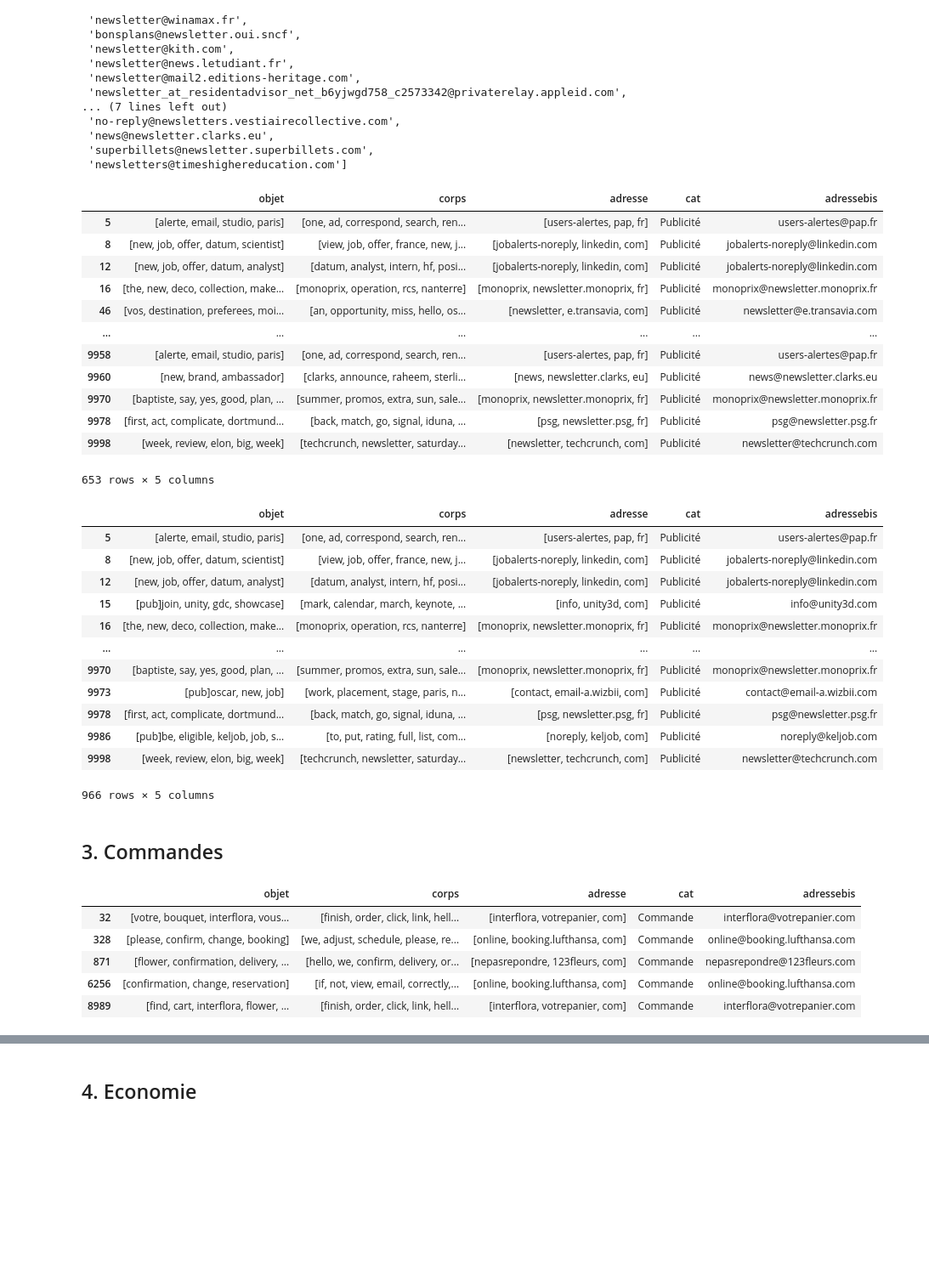
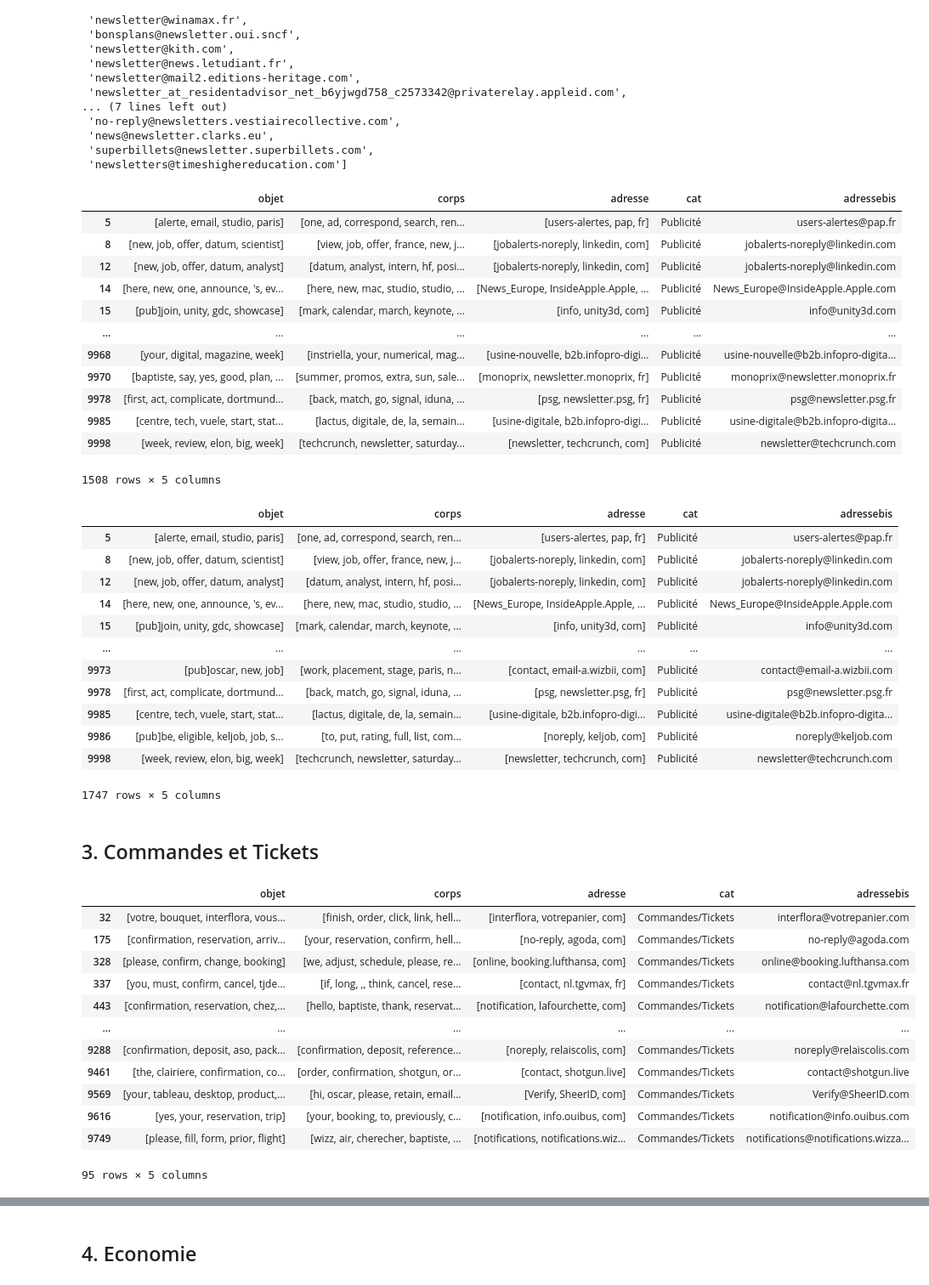
Before and after one commit to GuichardB/Email_Classification, a Jupyter notebook: labellisation.ipynb, the cells around one changed output, grey strips where cells are left out. Shown at 85% size. Saved outputs shown, nothing was run; the diff lists cells and outputs as text; code cells hidden in the pictures; blank space fills up the shorter version.

```diff
--- a/labellisation.ipynb
+++ b/labellisation.ipynb
@@ -290,8 +292,27 @@ newsletters
  'news@newsletter.clarks.eu',
  'superbillets@newsletter.superbillets.com',
  'newsletters@timeshighereducation.com']
+# %%
+demarches = ['albane@agorize.com', 'lena.sanchez@seekube.com', 'myriam@jedha.co', 'magali.bador-grenie@centralesupelec.fr',
+'greg+wir@techcrunch.com', 'coffin@em-lyon.com', 'julie@jedha.co', 'camille@mizogoo.fr', 'charlotte@jedha.co', 'mallika.verma@edhec.edu',
+'laetitia.vigneron-field@centralesupelec.fr', 'info@enews.histoiredor.com', 'albert@voscours.fr', 'noreply@professeurparticulier.com', 'gorilznation.activehosted.com@s1.csa1.acemsd3.com',
+'info@mmartial.com', 'axiocode.activehosted.com@s3.asa1.acemsd5.com', 'hello@community.blablacar.com', 'contact-musculation-nutrition-fr@getresponse-mail.com',
+'eglantine.charuault@esigelec.fr', 'no-reply@kelprof.com', 'contact@mon.transilien.com', 'boussole@lesothers.com', 'info@unity3d.com',
+'marketresearch@ets.org', 'survey@youfid.fr', 'customercare@gmac.com', 'gorilznation.activehosted.com@s11.avl3.acemsrvc.com',
+'gorilznation.activehosted.com@d11c.emsend1.com', 'hello@notify.openclassrooms.com', 'info@news.blablabus.com', 'officialgmat@mba.com',
+'communication@heyme.care', 'info@fr.umusic-online.com', 'feedbackrequest@expedia.travel', 'no-reply@notify.openclassrooms.com',
+'LesCrous@national.lescrous.fr', 'contact@baptiste-perrin.com', 'corsairfly@p4.neolane.net', 'alexander.young@agorize.com', 'noreply@service.wayfair.ca',
+'carla@agorize.com', 'lescrous@national.lescrous.fr', 'enquete.caf@ipsos-surveys.com', 'imaginer@e.imagine-r.com', 'communication@laclef.asso.fr',
+'programmevoyageur@info.sncf.com', 'learn@itr.mail.codecademy.com', 'msc@coms.esade.edu', 'louana@jedha.co','alize@jedha.co', 'notify@info.mlse.com',
+'letudiant@news.letudiant.fr', 'push@voscours.fr', 'info@voscours.fr', 'emailings@iledefrance-mobilites.com', 'info@allyson-auto-ecole.fr',
+'sales@realgames.pt', 'editor@members.wayfair.ca', 'melissa.caicedobetancur@hult.edu', 'programmevoyageur@nl2.sncf-fidelite.com',
+'upgrade@corsair.fr', 'notification@thefork.fr', 'hello@agorize.com', 'adriana.lloan@hult.edu', 'hertz@inmomentfeedback.com',
+'j.terrier@gmapsolution.com', 'News_Europe@InsideApple.Apple.com', 'applebooks@insideapple.apple.com', 'usine-nouvelle@b2b.infopro-digital.com',
+'converse.fr@official.converse.com', 'noreply@stockx.com', 'nike@official.nike.com', 'communication@emails.betclic.fr', 'elise@horace.co',
+'yeezysupply@news.yeezysupply.com', 'team@horace.co', 'boutique@jacquemus.com', 'no-reply@abonnements.lesechos.fr', 'thestudent@timeshighereducationemail.com',
+'clemence.gauthier@seekube.com', 'usine-digitale@b2b.infopro-digital.com']
 # %%
-pub = alerts + newsletters
+pub = alerts + newsletters + demarches
 data = cat_with_list(data, pub, 'Publicité')
 print_cat(data, 'Publicité')
 # %% [output]
@@ -299,31 +320,32 @@ print_cat(data, 'Publicité')
 | 5 | [alerte, email, studio, paris] | [one, ad, correspond, search, ren... | [users-alertes, pap, fr] | Publicité | users-alertes@pap.fr |
 | 8 | [new, job, offer, datum, scientist] | [view, job, offer, france, new, j... | [jobalerts-noreply, linkedin, com] | Publicité | jobalerts-noreply@linkedin.com |
 | 12 | [new, job, offer, datum, analyst] | [datum, analyst, intern, hf, posi... | [jobalerts-noreply, linkedin, com] | Publicité | jobalerts-noreply@linkedin.com |
-| 16 | [the, new, deco, collection, make... | [monoprix, operation, rcs, nanterre] | [monoprix, newsletter.monoprix, fr] | Publicité | monoprix@newsletter.monoprix.fr |
-| 46 | [vos, destination, preferees, moi... | [an, opportunity, miss, hello, os... | [newsletter, e.transavia, com] | Publicité | newsletter@e.transavia.com |
+| 14 | [here, new, one, announce, 's, ev... | [here, new, mac, studio, studio, ... | [News_Europe, InsideApple.Apple, ... | Publicité | News_Europe@InsideApple.Apple.com |
+| 15 | [pub]join, unity, gdc, showcase] | [mark, calendar, march, keynote, ... | [info, unity3d, com] | Publicité | info@unity3d.com |
 | ... | ... | ... | ... | ... | ... |
-| 9958 | [alerte, email, studio, paris] | [one, ad, correspond, search, ren... | [users-alertes, pap, fr] | Publicité | users-alertes@pap.fr |
-| 9960 | [new, brand, ambassador] | [clarks, announce, raheem, sterli... | [news, newsletter.clarks, eu] | Publicité | news@newsletter.clarks.eu |
+| 9968 | [your, digital, magazine, week] | [instriella, your, numerical, mag... | [usine-nouvelle, b2b.infopro-digi... | Publicité | usine-nouvelle@b2b.infopro-digita... |
 | 9970 | [baptiste, say, yes, good, plan, ... | [summer, promos, extra, sun, sale... | [monoprix, newsletter.monoprix, fr] | Publicité | monoprix@newsletter.monoprix.fr |
 | 9978 | [first, act, complicate, dortmund... | [back, match, go, signal, iduna, ... | [psg, newsletter.psg, fr] | Publicité | psg@newsletter.psg.fr |
+| 9985 | [centre, tech, vuele, start, stat... | [lactus, digitale, de, la, semain... | [usine-digitale, b2b.infopro-digi... | Publicité | usine-digitale@b2b.infopro-digita... |
 | 9998 | [week, review, elon, big, week] | [techcrunch, newsletter, saturday... | [newsletter, techcrunch, com] | Publicité | newsletter@techcrunch.com |
-653 rows × 5 columns
+1508 rows × 5 columns
 # %%
 data = cat_with_objet(data, 'pub]', 'Publicité')
+data = cat_with_objet(data, 'newsletter', 'Publicité')
 print_cat(data, 'Publicité')
 # %% [output]
 |  | objet | corps | adresse | cat | adressebis |
 | 5 | [alerte, email, studio, paris] | [one, ad, correspond, search, ren... | [users-alertes, pap, fr] | Publicité | users-alertes@pap.fr |
 | 8 | [new, job, offer, datum, scientist] | [view, job, offer, france, new, j... | [jobalerts-noreply, linkedin, com] | Publicité | jobalerts-noreply@linkedin.com |
 | 12 | [new, job, offer, datum, analyst] | [datum, analyst, intern, hf, posi... | [jobalerts-noreply, linkedin, com] | Publicité | jobalerts-noreply@linkedin.com |
+| 14 | [here, new, one, announce, 's, ev... | [here, new, mac, studio, studio, ... | [News_Europe, InsideApple.Apple, ... | Publicité | News_Europe@InsideApple.Apple.com |
 | 15 | [pub]join, unity, gdc, showcase] | [mark, calendar, march, keynote, ... | [info, unity3d, com] | Publicité | info@unity3d.com |
-| 16 | [the, new, deco, collection, make... | [monoprix, operation, rcs, nanterre] | [monoprix, newsletter.monoprix, fr] | Publicité | monoprix@newsletter.monoprix.fr |
 | ... | ... | ... | ... | ... | ... |
-| 9970 | [baptiste, say, yes, good, plan, ... | [summer, promos, extra, sun, sale... | [monoprix, newsletter.monoprix, fr] | Publicité | monoprix@newsletter.monoprix.fr |
 | 9973 | [pub]oscar, new, job] | [work, placement, stage, paris, n... | [contact, email-a.wizbii, com] | Publicité | contact@email-a.wizbii.com |
 | 9978 | [first, act, complicate, dortmund... | [back, match, go, signal, iduna, ... | [psg, newsletter.psg, fr] | Publicité | psg@newsletter.psg.fr |
+| 9985 | [centre, tech, vuele, start, stat... | [lactus, digitale, de, la, semain... | [usine-digitale, b2b.infopro-digi... | Publicité | usine-digitale@b2b.infopro-digita... |
 | 9986 | [pub]be, eligible, keljob, job, s... | [to, put, rating, full, list, com... | [noreply, keljob, com] | Publicité | noreply@keljob.com |
 | 9998 | [week, review, elon, big, week] | [techcrunch, newsletter, saturday... | [newsletter, techcrunch, com] | Publicité | newsletter@techcrunch.com |
-966 rows × 5 columns
+1747 rows × 5 columns
 # %% [markdown]
-## 3. Commandes
+## 3. Commandes et Tickets
@@ -332,10 +352,30 @@ orders = ['interflora@votrepanier.com', 'nepasrepondre@123fleurs.com', 'online@b
+# %%
+orders = ['interflora@votrepanier.com', 'nepasrepondre@123fleurs.com', 'online@booking.lufthansa.com', 'no-reply@agoda.com', 'contact@nl.tgvmax.fr',
+'notification@lafourchette.com', 'orders@asos.com', 'nepasrepondre@mondedommagementnavigo.com', 'noreply@wizzair.com', 'mail@boohoo.com',
+'contact@shotgun.live', 'noreply@relaiscolis.com', 'Onlinecheckin@kenya-airways.com', 'contact@airfrance.fr', 'notifications@notifications.wizzair.com',
+'notification@info.ouibus.com', 'noreply-fr@service.decathlon.com', 'airfrance-klm@connect-passengers.com', 'courir@shipup.co', 'experience@trazy.com',
+'no-reply@comutitres.fr', 'Verify@SheerID.com', 'formalites@infos-airfrance.com', 'nepasrepondre@infos.sncf.com', 'cartedembarquement@airfrance.fr',
+'online@booking.lufthansa.com', 'no-reply@notifications.skype.com', 'savcorsair@corsair.fr', 'check-in@service-airfrance.com',
+'team@simcard-korea.com',  'support@pumpkin-business.com', 'support@rhinoshield.fr', 'ne-pas-repondre@pasngr.ouigo.com', 'info@serv.smartbox.com',
+'noreply@oui.sncf', 'troyes@35sportclub.fr', 'Notifications@Email.Ticketmaster.ca', 'noreply@notif-colissimo-laposte.info',
+'contact@infos-airfrance.com', 'notifications@flydubai.com', 'no-reply@airfrance.fr', 'le-wagon-bleu+sender=zenchefrestaurants.com@mg.zenchefrestaurants.com',
+'bouillon-pigalle+sender=trxeu.zenchef.com@mg.zenchefrestaurants.com', 'noreply@eservices-laposte.fr', 'Corsair@corsair.fr',
+'serviceclients@express-des-iles.com', 'vols@info.corsair.fr', 'noreply@biofutur.fr', 'la-ultima+sender@mg.zenchefrestaurants.com',
+'sav@BilletReduc.com', 'k1774201611004@kalilab.fr', 'serviceclientele@louispion.fr']
 # %%
-data = cat_with_list(data, orders, 'Commande')
-print_cat(data, 'Commande')
+data = cat_with_list(data, orders, 'Commandes/Tickets')
+print_cat(data, 'Commandes/Tickets')
 # %% [output]
 |  | objet | corps | adresse | cat | adressebis |
-| 32 | [votre, bouquet, interflora, vous... | [finish, order, click, link, hell... | [interflora, votrepanier, com] | Commande | interflora@votrepanier.com |
-| 328 | [please, confirm, change, booking] | [we, adjust, schedule, please, re... | [online, booking.lufthansa, com] | Commande | online@booking.lufthansa.com |
-| 871 | [flower, confirmation, delivery, ... | [hello, we, confirm, delivery, or... | [nepasrepondre, 123fleurs, com] | Commande | nepasrepondre@123fleurs.com |
-| 6256 | [confirmation, change, reservation] | [if, not, view, email, correctly,... | [online, booking.lufthansa, com] | Commande | online@booking.lufthansa.com |
-| 8989 | [find, cart, interflora, flower, ... | [finish, order, click, link, hell... | [interflora, votrepanier, com] | Commande | interflora@votrepanier.com |
+| 32 | [votre, bouquet, interflora, vous... | [finish, order, click, link, hell... | [interflora, votrepanier, com] | Commandes/Tickets | interflora@votrepanier.com |
+| 175 | [confirmation, reservation, arriv... | [your, reservation, confirm, hell... | [no-reply, agoda, com] | Commandes/Tickets | no-reply@agoda.com |
+| 328 | [please, confirm, change, booking] | [we, adjust, schedule, please, re... | [online, booking.lufthansa, com] | Commandes/Tickets | online@booking.lufthansa.com |
+| 337 | [you, must, confirm, cancel, tjde... | [if, long, ,, think, cancel, rese... | [contact, nl.tgvmax, fr] | Commandes/Tickets | contact@nl.tgvmax.fr |
+| 443 | [confirmation, reservation, chez,... | [hello, baptiste, thank, reservat... | [notification, lafourchette, com] | Commandes/Tickets | notification@lafourchette.com |
+| ... | ... | ... | ... | ... | ... |
+| 9288 | [confirmation, deposit, aso, pack... | [confirmation, deposit, reference... | [noreply, relaiscolis, com] | Commandes/Tickets | noreply@relaiscolis.com |
+| 9461 | [the, clairiere, confirmation, co... | [order, confirmation, shotgun, or... | [contact, shotgun.live] | Commandes/Tickets | contact@shotgun.live |
+| 9569 | [your, tableau, desktop, product,... | [hi, oscar, please, retain, email... | [Verify, SheerID, com] | Commandes/Tickets | Verify@SheerID.com |
+| 9616 | [yes, your, reservation, trip] | [your, booking, to, previously, c... | [notification, info.ouibus, com] | Commandes/Tickets | notification@info.ouibus.com |
+| 9749 | [please, fill, form, prior, flight] | [wizz, air, cherecher, baptiste, ... | [notifications, notifications.wiz... | Commandes/Tickets | notifications@notifications.wizza... |
+95 rows × 5 columns
```
Also changed, not shown: parts of 60 cells of this notebook, 2 other files.
